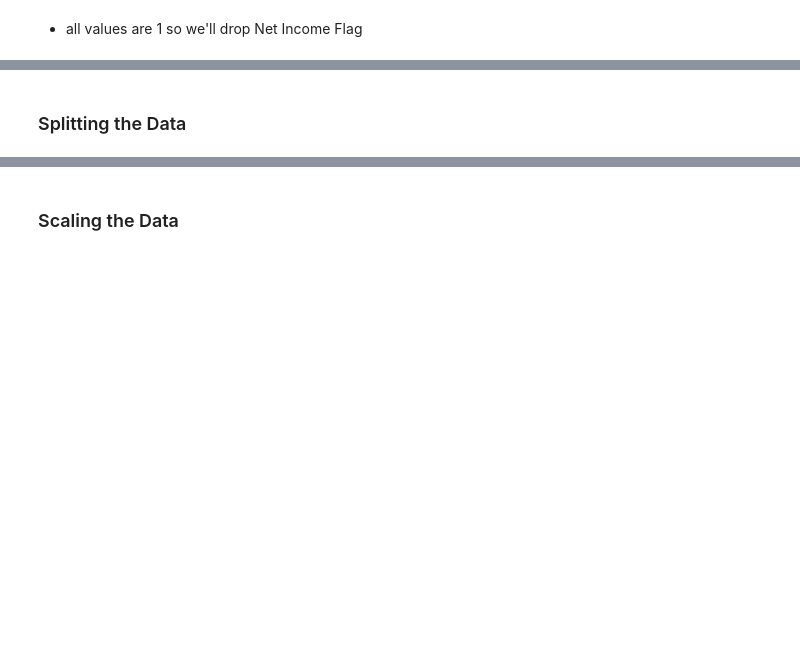
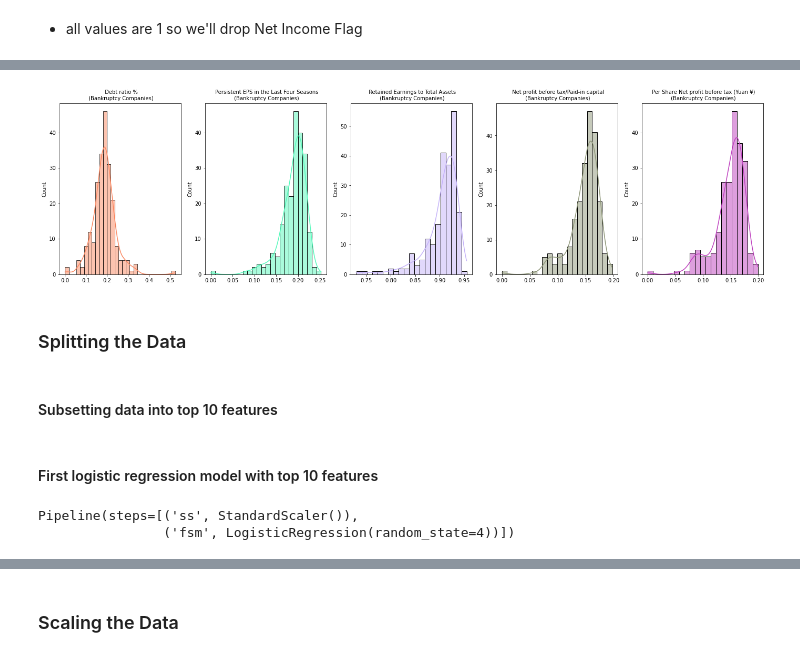
Before and after one commit to erin-vu/Bankruptcy-Prediction-in-Taiwan, a Jupyter notebook: ev working notebook.ipynb, the cells around one changed output, grey strips where cells are left out. Drawn from its saved outputs; the diff is of its cells as text; code cells hidden in the pictures; blank space fills up the shorter version.

Commit message:
added eda and restructured models and organization

```diff
--- a/ev working notebook.ipynb
+++ b/ev working notebook.ipynb
@@ -129,3 +193,13 @@ df.hist(figsize=(25,20), bins='auto')
+# %%
+g, ax = plt.subplots(1,5, figsize=(24, 6))
+colors2 = ['#FB8861', '#56F9BB', '#C5B3F9', '#8F9779', '#bf40bf']
+
+for i, col in enumerate(df[list(top_cor_col[5:])]):
+    bankrupt = df[col].loc[df['Bankrupt?'] == 1].values
+    sns.histplot(bankrupt, ax=ax[i], kde=True, color=colors2[i])
+    ax[i].set_title(col + '\n (Bankruptcy Companies)', fontsize=10)
+# %% [output]
+[figure, added]
 # %% [markdown]
 ### Splitting the Data
 # %%
@@ -136,0 +214,2 @@ X_train, X_test, y_train, y_test = train_test_split(X, y, random_state=4, strati
+# %% [markdown]
+#### Subsetting data into top 10 features
@@ -136,0 +219,2 @@ X_train, X_test, y_train, y_test = train_test_split(X, y, random_state=4, strati
+# %% [markdown]
+#### First logistic regression model with top 10 features
@@ -136,0 +229,6 @@ X_train, X_test, y_train, y_test = train_test_split(X, y, random_state=4, strati
+# %%
+fsm_pipeline = Pipeline(fsm_steps)
+fsm_pipeline.fit(X_train_top_10, y_train)
+# %% [output]
+Pipeline(steps=[('ss', StandardScaler()),
+                ('fsm', LogisticRegression(random_state=4))])
```
Also changed, not shown: parts of 110 cells of this notebook.
